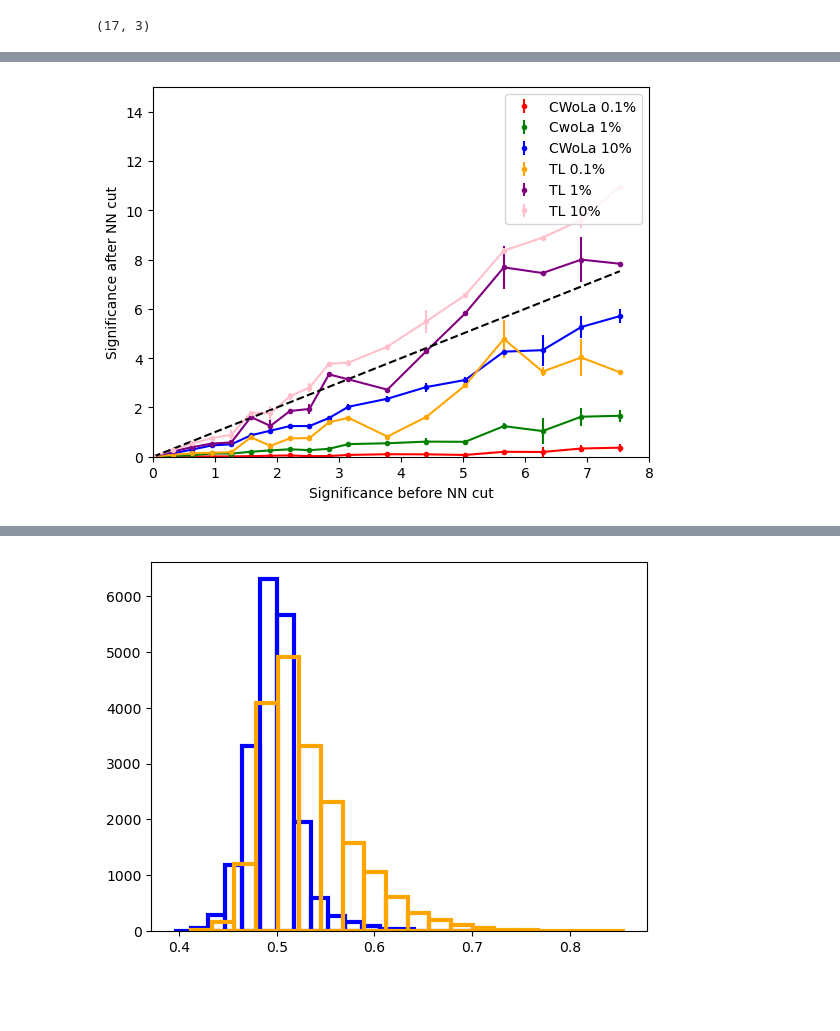
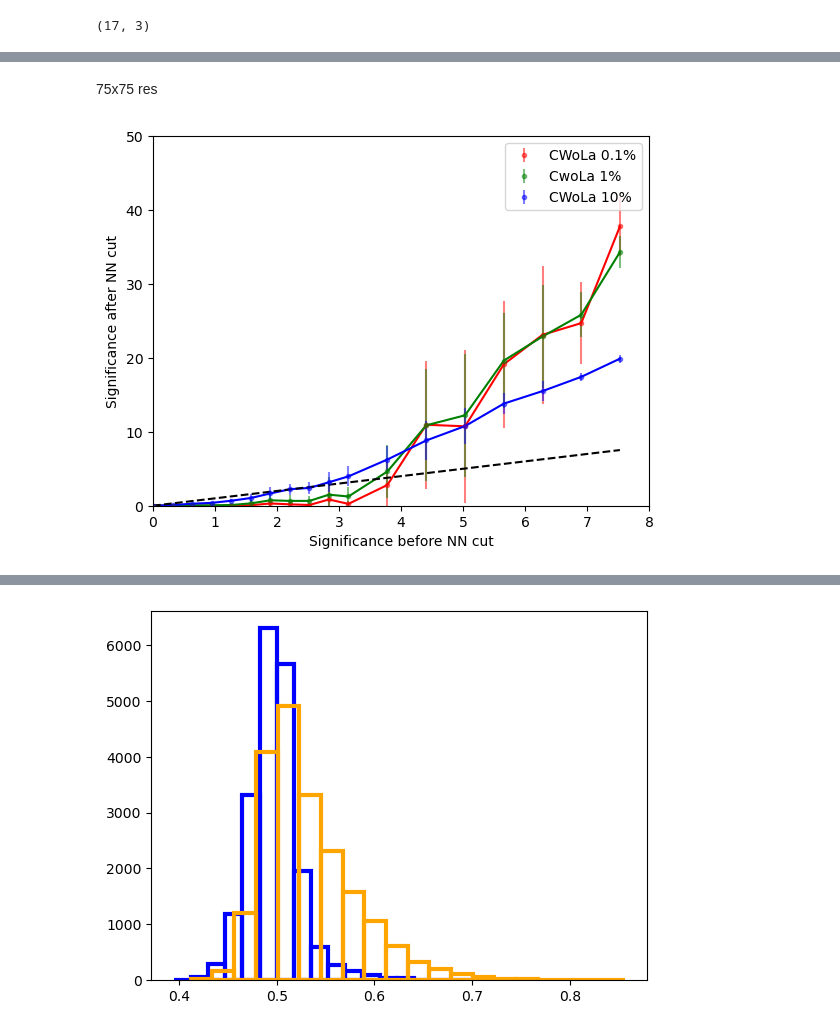
Before and after one commit to manhducnmd1/Summer_Research_CWoLa, a Jupyter notebook: Postprocess and plot for CWoLA +TL.ipynb, the cells around one changed output, grey strips where cells are left out. Cells and saved outputs as stored; diff of their text form; code cells hidden in the pictures; blank space fills up the shorter version.

```diff
--- a/Postprocess and plot for CWoLA +TL.ipynb
+++ b/Postprocess and plot for CWoLA +TL.ipynb
@@ -32,8 +32,8 @@ os.chdir(r'/home/manhducnmd/pp_dijet/Results_full')
 bkg_sr_jet_1 = np.load('background_images_sr_25_jet_1.npy')
 bkg_sr_jet_2 = np.load('background_images_sr_25_jet_2.npy')
 
-signal_sr_jet_1 = np.load('id10_sr_25_jet_1.npy')
-signal_sr_jet_2 = np.load('id10_sr_25_jet_2.npy')
+signal_sr_jet_1 = np.load('dd10_sr_25_jet_1.npy')
+signal_sr_jet_2 = np.load('dd10_sr_25_jet_2.npy')
 # %%
 print(np.shape(bkg_sr_jet_1), np.shape(signal_sr_jet_1))
 # %% [output]
@@ -63,7 +63,7 @@ for n_train_sr_signal in [50, 100, 150, 200, 250, 300, 350, 400, 450, 500, 600,
     epsilon_s_1 = []
     for i in range(10):
         print(n_train_sr_signal, i)
-        loaded_model = keras.models.load_model(f'run_{i}_id10_{n_train_sr_signal}_25.keras')
+        loaded_model = keras.models.load_model(f'run_{i}_dd10_{n_train_sr_signal}_25.keras')
         x_predict = loaded_model.predict([x_test_1, x_test_2])
         fpr, tpr, th = roc_curve(y_test, x_predict)
         f = interpolate.interp1d(fpr, tpr)
@@ -310,24 +277,26 @@ for w, y, z in zip(sig_after_1_2, sig_after_2_2, sig_after_3_2):
+# %% [markdown]
+75x75 res
 # %%
-plt.errorbar(sig_before, sig_after_1_mean, yerr = sig_after_1_std, fmt = '.', c='r', label = 'CWoLa 0.1%')
+plt.errorbar(sig_before, sig_after_1_mean, yerr = sig_after_1_std, fmt = '.', c='r', label = 'CWoLa 0.1%', alpha = 0.5)
 plt.plot(sig_before, sig_after_1_mean, c = 'r')
-plt.errorbar(sig_before, sig_after_2_mean, yerr = sig_after_2_std, fmt = '.', c = 'g', label = 'CwoLa 1%')
+plt.errorbar(sig_before, sig_after_2_mean, yerr = sig_after_2_std, fmt = '.', c = 'g', label = 'CwoLa 1%', alpha = 0.5)
 plt.plot(sig_before, sig_after_2_mean, c = 'g')
-plt.errorbar(sig_before, sig_after_3_mean, yerr = sig_after_3_std, fmt = '.', c = 'b', label = 'CWoLa 10%')
+plt.errorbar(sig_before, sig_after_3_mean, yerr = sig_after_3_std, fmt = '.', c = 'b', label = 'CWoLa 10%', alpha = 0.5)
 plt.plot(sig_before, sig_after_3_mean, c = 'b')
 
-plt.errorbar(sig_before, sig_after_1_mean_2, yerr = sig_after_1_std_2, fmt = '.', c='orange', label = 'TL 0.1%')
-plt.plot(sig_before, sig_after_1_mean_2, c = 'orange')
-plt.errorbar(sig_before, sig_after_2_mean_2, yerr = sig_after_2_std_2, fmt = '.', c = 'purple', label = 'TL 1%')
-plt.plot(sig_before, sig_after_2_mean_2, c = 'purple')
-plt.errorbar(sig_before, sig_after_3_mean_2, yerr = sig_after_3_std_2, fmt = '.', c = 'pink', label = 'TL 10%')
-plt.plot(sig_before, sig_after_3_mean_2, c = 'pink')
+#plt.errorbar(sig_before, sig_after_1_mean_2, yerr = sig_after_1_std_2, fmt = '.', c='lightcoral', label = 'TL 0.1%')
+#plt.plot(sig_before, sig_after_1_mean_2, c = 'lightcoral', ls = '--')
+#plt.errorbar(sig_before, sig_after_2_mean_2, yerr = sig_after_2_std_2, fmt = '.', c = 'lightgreen', label = 'TL 1%')
+#plt.plot(sig_before, sig_after_2_mean_2, c = 'lightgreen', ls = '--')
+#plt.errorbar(sig_before, sig_after_3_mean_2, yerr = sig_after_3_std_2, fmt = '.', c = 'lightblue', label = 'TL 10%')
+#plt.plot(sig_before, sig_after_3_mean_2, c = 'lightblue', ls = '--')
 
 plt.plot(sig_before, sig_before, ls = '--', c = 'black')
 plt.xlabel('Significance before NN cut')
 plt.ylabel('Significance after NN cut')
 plt.legend(loc = 'upper right')
 plt.xlim(0, 8)
-plt.ylim(0, 15)
+plt.ylim(0, 50)
 plt.show()
 # %% [output]
-[figure, old version]
+[figure, new version]
```
Also changed, not shown: parts of 15 cells of this notebook, 3 other files.
